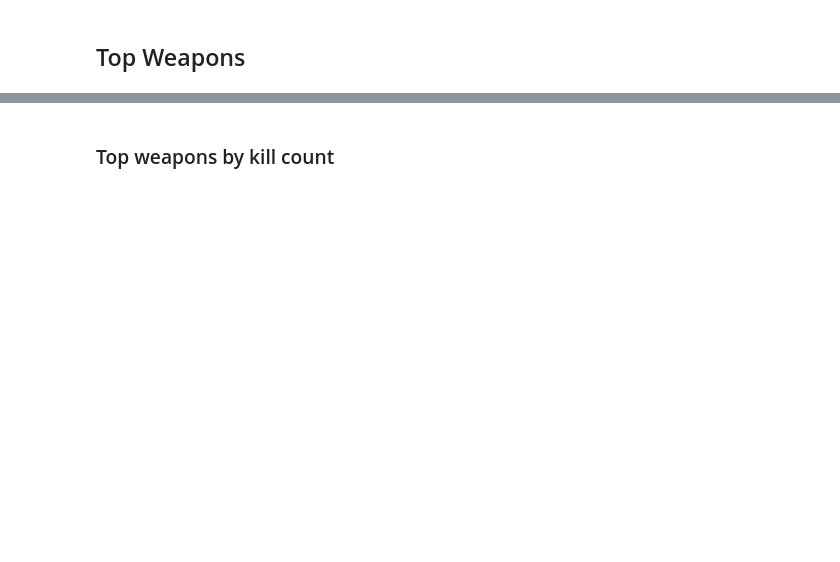
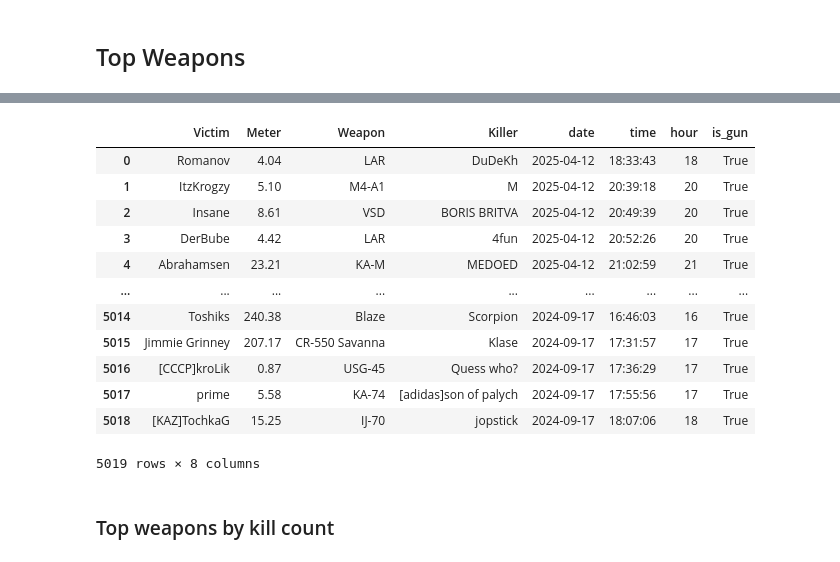
Before and after one commit to lucahlg/DayZAnalytics, a Jupyter notebook: discord.ipynb, the cells around one changed output, grey strips where cells are left out. Saved outputs shown, nothing was run; the diff lists cells and outputs as text; code cells hidden in the pictures; blank space fills up the shorter version.

```diff
--- a/discord.ipynb
+++ b/discord.ipynb
@@ -25,0 +26,4 @@ df
+# %%
+# load weapons.xlsx
+weapons_df = pd.read_excel("weapons.xlsx")
+weapons_df
@@ -315,3 +351,24 @@ potato_kills
+# %%
+# add "is_gun" column from weapon_df to the df
+# df columns = Victim	Meter	Weapon	Killer	date	time	hour
+# weapon_df columns = Weapon	is_gun
+# merge the two dataframes on the column Weapon
+df_weapons = pd.merge(df, weapons_df[['Weapon', 'is_gun']], on='Weapon', how='left')
+df_weapons
+# %% [output]
+|  | Victim | Meter | Weapon | Killer | date | time | hour | is_gun |
+| 0 | Romanov | 4.04 | LAR | DuDeKh | 2025-04-12 | 18:33:43 | 18 | True |
+| 1 | ItzKrogzy | 5.10 | M4-A1 | M | 2025-04-12 | 20:39:18 | 20 | True |
+| 2 | Insane | 8.61 | VSD | BORIS BRITVA | 2025-04-12 | 20:49:39 | 20 | True |
+| 3 | DerBube | 4.42 | LAR | 4fun | 2025-04-12 | 20:52:26 | 20 | True |
+| 4 | Abrahamsen | 23.21 | KA-M | MEDOED | 2025-04-12 | 21:02:59 | 21 | True |
+| ... | ... | ... | ... | ... | ... | ... | ... | ... |
+| 5014 | Toshiks | 240.38 | Blaze | Scorpion | 2024-09-17 | 16:46:03 | 16 | True |
+| 5015 | Jimmie Grinney | 207.17 | CR-550 Savanna | Klase | 2024-09-17 | 17:31:57 | 17 | True |
+| 5016 | [CCCP]kroLik | 0.87 | USG-45 | Quess who? | 2024-09-17 | 17:36:29 | 17 | True |
+| 5017 | prime | 5.58 | KA-74 | [adidas]son of palych | 2024-09-17 | 17:55:56 | 17 | True |
+| 5018 | [KAZ]TochkaG | 15.25 | IJ-70 | jopstick | 2024-09-17 | 18:07:06 | 18 | True |
+5019 rows × 8 columns
 # %% [markdown]
 ### Top weapons by kill count
 # %%
```
Also changed, not shown: parts of 18 cells of this notebook, 2 other files.
